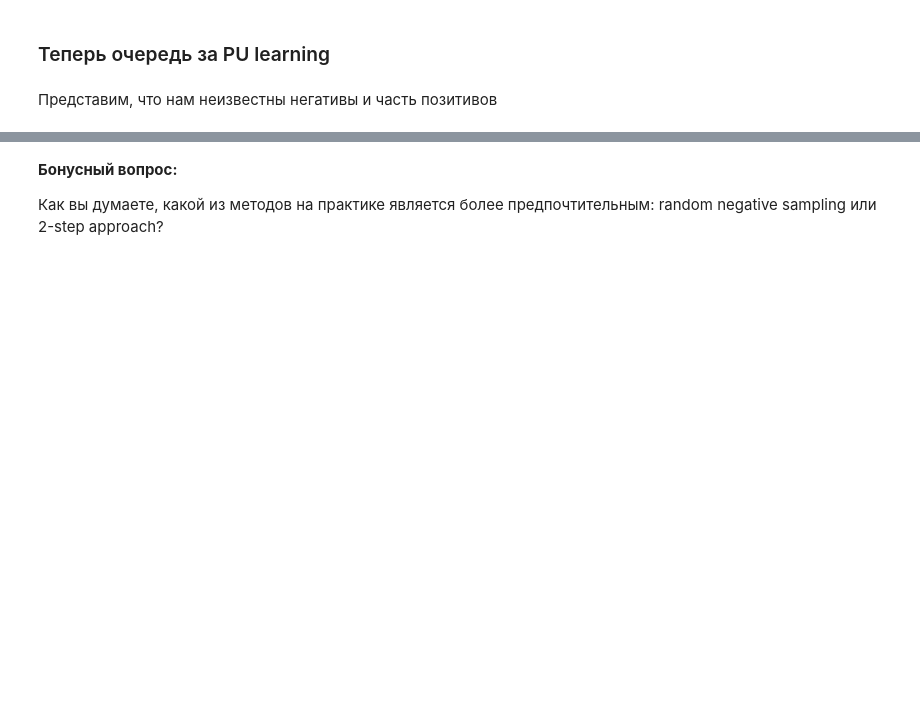
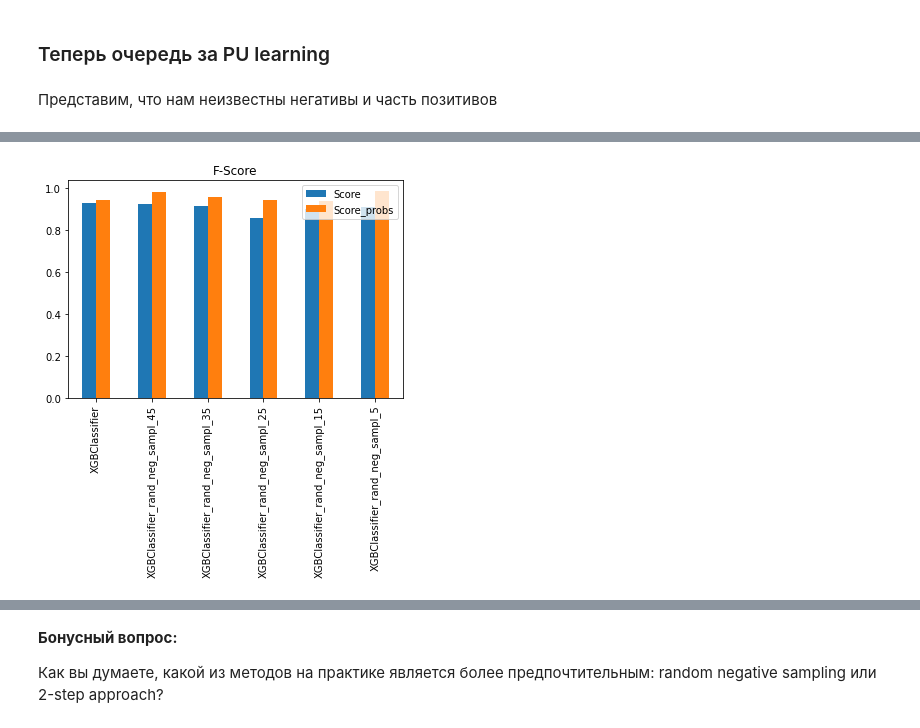
Before and after one commit to OlegRev/ML_in_business, a Jupyter notebook: HW6.ipynb, the cells around one changed output, grey strips where cells are left out. Saved outputs shown, nothing was run; the diff lists cells and outputs as text; code cells hidden in the pictures; blank space fills up the shorter version.

```diff
--- a/HW6.ipynb
+++ b/HW6.ipynb
@@ -528,0 +424,12 @@ df_score
+# %%
+add_pu_class_45 = RandomNegativeSamplingPU(new_key_name='class_test', share_of_positive_classes=0.45)
+add_pu_class_35 = RandomNegativeSamplingPU(new_key_name='class_test', share_of_positive_classes=0.35)
+add_pu_class_25 = RandomNegativeSamplingPU(new_key_name='class_test', share_of_positive_classes=0.25)
+add_pu_class_15 = RandomNegativeSamplingPU(new_key_name='class_test', share_of_positive_classes=0.15)
+add_pu_class_5 = RandomNegativeSamplingPU(new_key_name='class_test', share_of_positive_classes=0.5)
+
+sample_train_45, sample_test_45 = add_pu_class_45.fit_transform(df_base.copy())
+sample_train_35, sample_test_35 = add_pu_class_35.fit_transform(df_base.copy())
+sample_train_25, sample_test_25 = add_pu_class_25.fit_transform(df_base.copy())
+sample_train_15, sample_test_15 = add_pu_class_15.fit_transform(df_base.copy())
+sample_train_5, sample_test_5 = add_pu_class_5.fit_transform(df_base.copy())
@@ -528,0 +461,22 @@ df_score
+# %%
+# X_sample_train = sample_train.iloc[:,:-2]
+# y_sample_train= sample_train.iloc[:,-2]
+pipeline_pu_45.fit(sample_train_45.iloc[:,:-2], sample_train_45.iloc[:,-2])
+y_predict_pu_45 = pipeline_pu_45.predict(sample_test_45.iloc[:,:-2])
+y_pred_proba_pu_45 = pipeline_pu_45.predict_proba(sample_test_45.iloc[:,:-2])
+
+pipeline_pu_35.fit(sample_train_35.iloc[:,:-2], sample_train_35.iloc[:,-2])
+y_predict_pu_35 = pipeline_pu_35.predict(sample_test_35.iloc[:,:-2])
+y_pred_proba_pu_35 = pipeline_pu_35.predict_proba(sample_test_35.iloc[:,:-2])
+
+pipeline_pu_25.fit(sample_train_25.iloc[:,:-2], sample_train_25.iloc[:,-2])
+y_predict_pu_25 = pipeline_pu_25.predict(sample_test_25.iloc[:,:-2])
+y_pred_proba_pu_25 = pipeline_pu_25.predict_proba(sample_test_25.iloc[:,:-2])
+
+pipeline_pu_15.fit(sample_train_15.iloc[:,:-2], sample_train_15.iloc[:,-2])
+y_predict_pu_15 = pipeline_pu_15.predict(sample_test_15.iloc[:,:-2])
+y_pred_proba_pu_15 = pipeline_pu_15.predict_proba(sample_test_15.iloc[:,:-2])
+
+pipeline_pu_5.fit(sample_train_5.iloc[:,:-2], sample_train_5.iloc[:,-2])
+y_predict_pu_5 = pipeline_pu_5.predict(sample_test_5.iloc[:,:-2])
+y_pred_proba_pu_5 = pipeline_pu_5.predict_proba(sample_test_5.iloc[:,:-2])
@@ -528,0 +735,4 @@ df_score
+# %%
+get_plot_bar(df_score.loc['F-Score',:].values, df_score_prob.loc['F-Score',:].values, df_score, 'F-Score')
+# %% [output]
+[figure, added]
```
Also changed, not shown: parts of 33 cells of this notebook.
